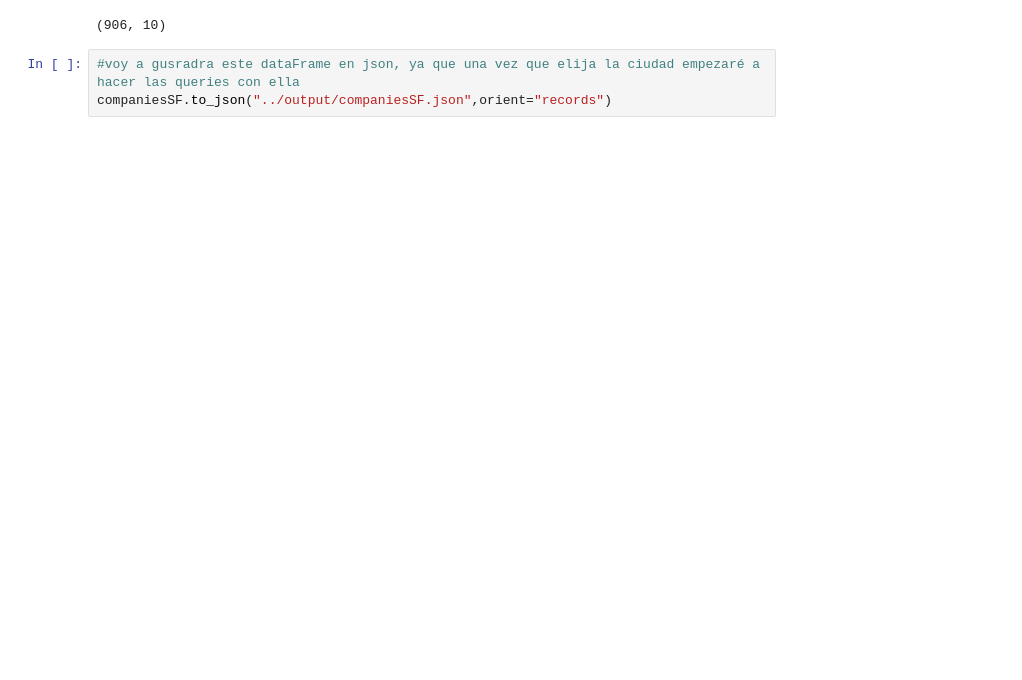
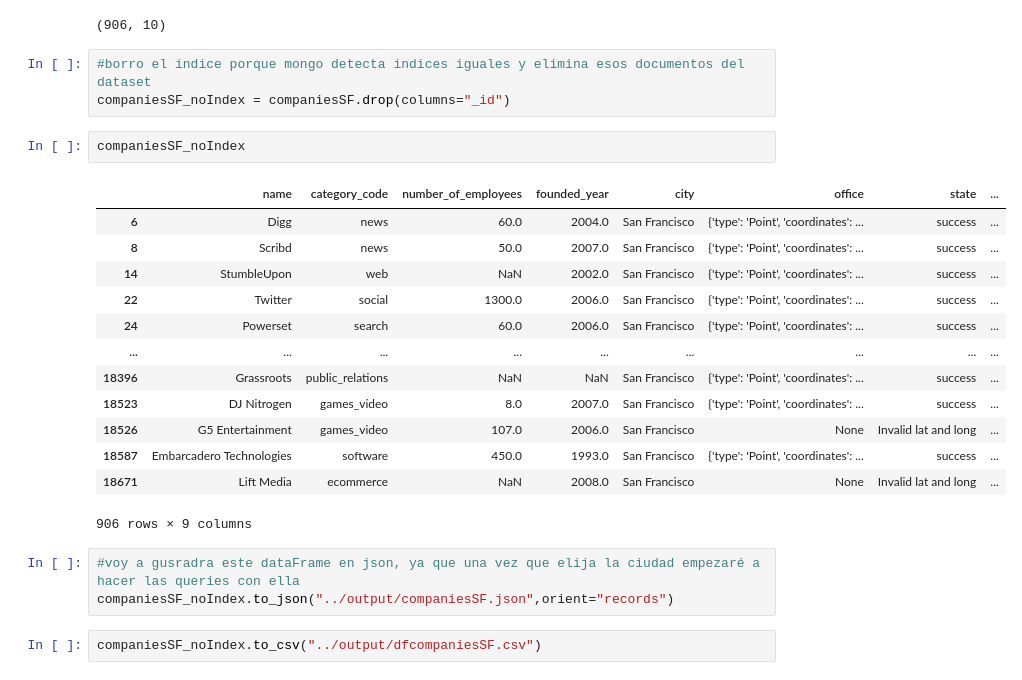
Before and after one commit to Flori-87/best-located-company, a Jupyter notebook: src/clean_companyData.ipynb, the cells around one changed output. Saved outputs shown, nothing was run; the diff lists cells and outputs as text; blank space fills up the shorter version.

```diff
--- a/src/clean_companyData.ipynb
+++ b/src/clean_companyData.ipynb
@@ -277,6 +277,27 @@ display(companiesSF.head(),companiesSF.shape)
 | 22 | {"$oid": "52cdef7c4bab8bd675297d94"} | Twitter | social | 1300.0 | 2006.0 | San Francisco | {'type': 'Point', 'coordinates': ... | success | ... |
 | 24 | {"$oid": "52cdef7c4bab8bd675297da4"} | Powerset | search | 60.0 | 2006.0 | San Francisco | {'type': 'Point', 'coordinates': ... | success | ... |
 (906, 10)
+# %%
+#borro el indice porque mongo detecta indices iguales y elimina esos documentos del dataset
+companiesSF_noIndex = companiesSF.drop(columns="_id")
+# %%
+companiesSF_noIndex
+# %% [output]
+|  | name | category_code | number_of_employees | founded_year | city | office | state | ... |
+| 6 | Digg | news | 60.0 | 2004.0 | San Francisco | {'type': 'Point', 'coordinates': ... | success | ... |
+| 8 | Scribd | news | 50.0 | 2007.0 | San Francisco | {'type': 'Point', 'coordinates': ... | success | ... |
+| 14 | StumbleUpon | web | NaN | 2002.0 | San Francisco | {'type': 'Point', 'coordinates': ... | success | ... |
+| 22 | Twitter | social | 1300.0 | 2006.0 | San Francisco | {'type': 'Point', 'coordinates': ... | success | ... |
+| 24 | Powerset | search | 60.0 | 2006.0 | San Francisco | {'type': 'Point', 'coordinates': ... | success | ... |
+| ... | ... | ... | ... | ... | ... | ... | ... | ... |
+| 18396 | Grassroots | public_relations | NaN | NaN | San Francisco | {'type': 'Point', 'coordinates': ... | success | ... |
+| 18523 | DJ Nitrogen | games_video | 8.0 | 2007.0 | San Francisco | {'type': 'Point', 'coordinates': ... | success | ... |
+| 18526 | G5 Entertainment | games_video | 107.0 | 2006.0 | San Francisco | None | Invalid lat and long | ... |
+| 18587 | Embarcadero Technologies | software | 450.0 | 1993.0 | San Francisco | {'type': 'Point', 'coordinates': ... | success | ... |
+| 18671 | Lift Media | ecommerce | NaN | 2008.0 | San Francisco | None | Invalid lat and long | ... |
+906 rows × 9 columns
 # %%
 #voy a gusradra este dataFrame en json, ya que una vez que elija la ciudad empezaré a hacer las queries con ella
-companiesSF.to_json("../output/companiesSF.json",orient="records")
+companiesSF_noIndex.to_json("../output/companiesSF.json",orient="records")
+# %%
+companiesSF_noIndex.to_csv("../output/dfcompaniesSF.csv")
```
Also changed, not shown: 2 other files.
